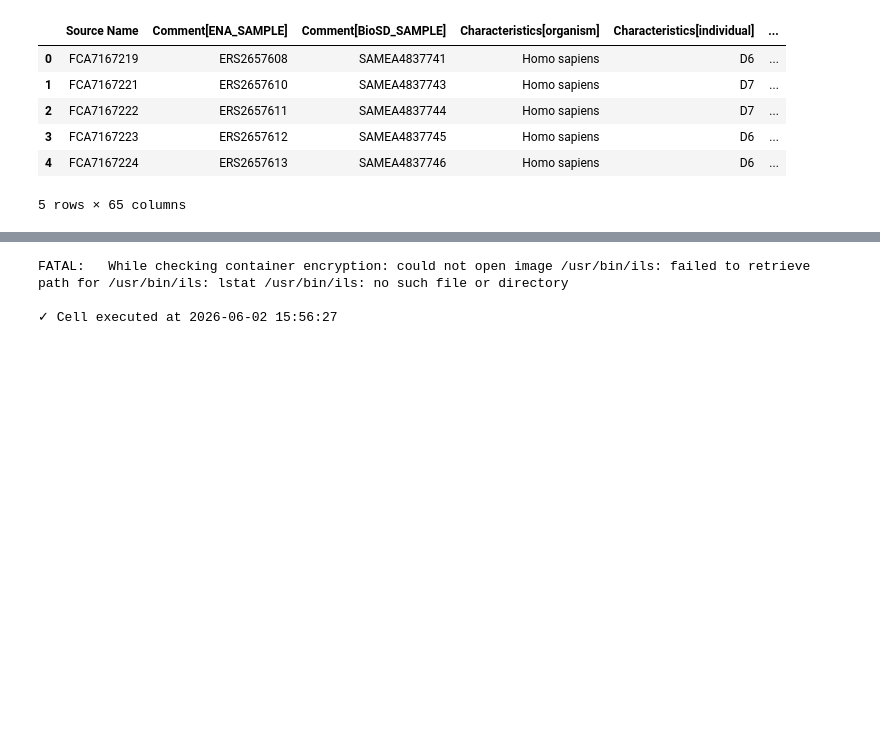
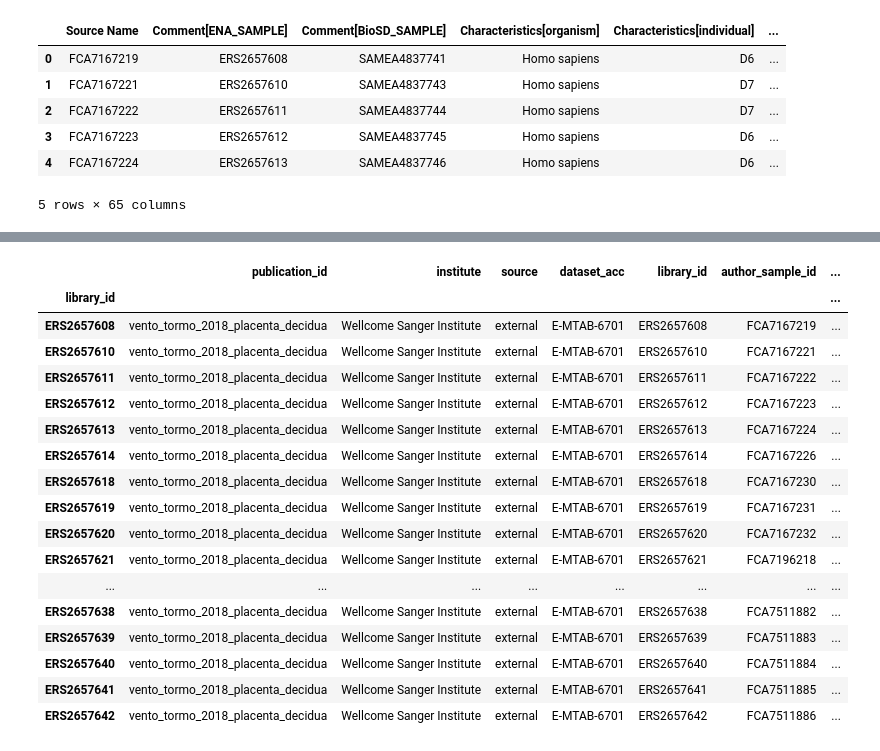
Before and after one commit to cellgeni/hdca_v2_reprocessing, a Jupyter notebook: 03_link_reprocessed_to_author/vento_tormo_2018_placenta_decidua.ipynb, the cells around one changed output, grey strips where cells are left out. Saved outputs shown, nothing was run; the diff lists cells and outputs as text; code cells hidden in the pictures; blank space fills up the shorter version.

```diff
--- a/03_link_reprocessed_to_author/vento_tormo_2018_placenta_decidua.ipynb
+++ b/03_link_reprocessed_to_author/vento_tormo_2018_placenta_decidua.ipynb
@@ -153,7 +140,26 @@ np.savetxt('library_ids.txt', adata.obs['library_id'].unique(), fmt='%s')
 # %%
+libraries = pd.read_csv('../libraries_lists/hdca_v2_libraries260529.csv')
-# %% [output]
-FATAL:   While checking container encryption: could not open image /usr/bin/ils: failed to retrieve path for /usr/bin/ils: lstat /usr/bin/ils: no such file or directory
-
-✓ Cell executed at 2026-06-02 15:56:27
 # %%
-|
+
+libs = libraries[libraries.publication_id==publication_id]
+libs.index = libs.library_id
+libs
+# %% [output]
+|  | publication_id | institute | source | dataset_acc | library_id | author_sample_id | ... |
+| library_id |  |  |  |  |  |  | ... |
+| ERS2657608 | vento_tormo_2018_placenta_decidua | Wellcome Sanger Institute | external | E-MTAB-6701 | ERS2657608 | FCA7167219 | ... |
+| ERS2657610 | vento_tormo_2018_placenta_decidua | Wellcome Sanger Institute | external | E-MTAB-6701 | ERS2657610 | FCA7167221 | ... |
+| ERS2657611 | vento_tormo_2018_placenta_decidua | Wellcome Sanger Institute | external | E-MTAB-6701 | ERS2657611 | FCA7167222 | ... |
+| ERS2657612 | vento_tormo_2018_placenta_decidua | Wellcome Sanger Institute | external | E-MTAB-6701 | ERS2657612 | FCA7167223 | ... |
+| ERS2657613 | vento_tormo_2018_placenta_decidua | Wellcome Sanger Institute | external | E-MTAB-6701 | ERS2657613 | FCA7167224 | ... |
+| ERS2657614 | vento_tormo_2018_placenta_decidua | Wellcome Sanger Institute | external | E-MTAB-6701 | ERS2657614 | FCA7167226 | ... |
+| ERS2657618 | vento_tormo_2018_placenta_decidua | Wellcome Sanger Institute | external | E-MTAB-6701 | ERS2657618 | FCA7167230 | ... |
+| ERS2657619 | vento_tormo_2018_placenta_decidua | Wellcome Sanger Institute | external | E-MTAB-6701 | ERS2657619 | FCA7167231 | ... |
+| ERS2657620 | vento_tormo_2018_placenta_decidua | Wellcome Sanger Institute | external | E-MTAB-6701 | ERS2657620 | FCA7167232 | ... |
+| ERS2657621 | vento_tormo_2018_placenta_decidua | Wellcome Sanger Institute | external | E-MTAB-6701 | ERS2657621 | FCA7196218 | ... |
+| ... | ... | ... | ... | ... | ... | ... | ... |
+| ERS2657638 | vento_tormo_2018_placenta_decidua | Wellcome Sanger Institute | external | E-MTAB-6701 | ERS2657638 | FCA7511882 | ... |
+| ERS2657639 | vento_tormo_2018_placenta_decidua | Wellcome Sanger Institute | external | E-MTAB-6701 | ERS2657639 | FCA7511883 | ... |
+| ERS2657640 | vento_tormo_2018_placenta_decidua | Wellcome Sanger Institute | external | E-MTAB-6701 | ERS2657640 | FCA7511884 | ... |
+| ERS2657641 | vento_tormo_2018_placenta_decidua | Wellcome Sanger Institute | external | E-MTAB-6701 | ERS2657641 | FCA7511885 | ... |
+| ERS2657642 | vento_tormo_2018_placenta_decidua | Wellcome Sanger Institute | external | E-MTAB-6701 | ERS2657642 | FCA7511886 | ... |
```
Also changed, not shown: parts of 15 cells of this notebook.
